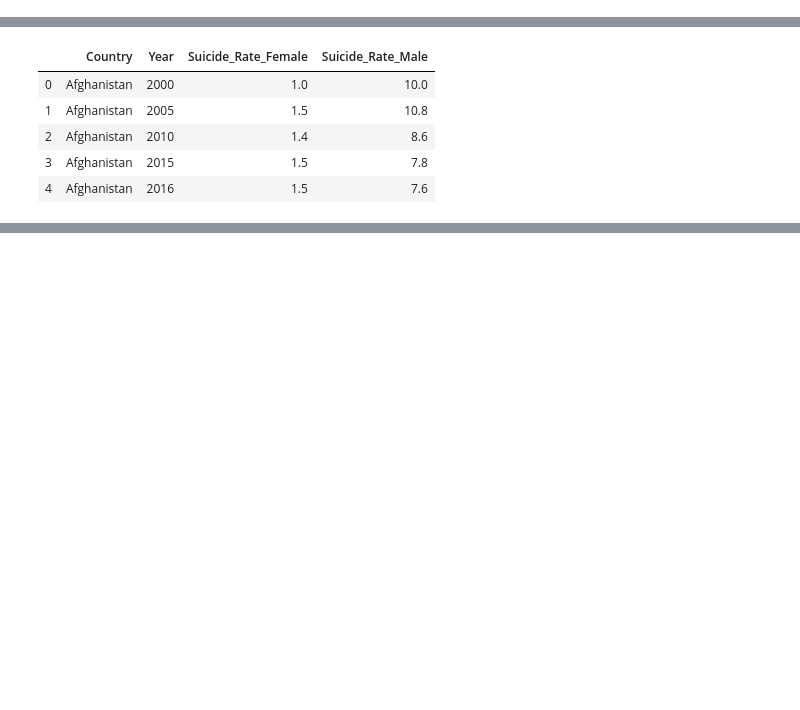
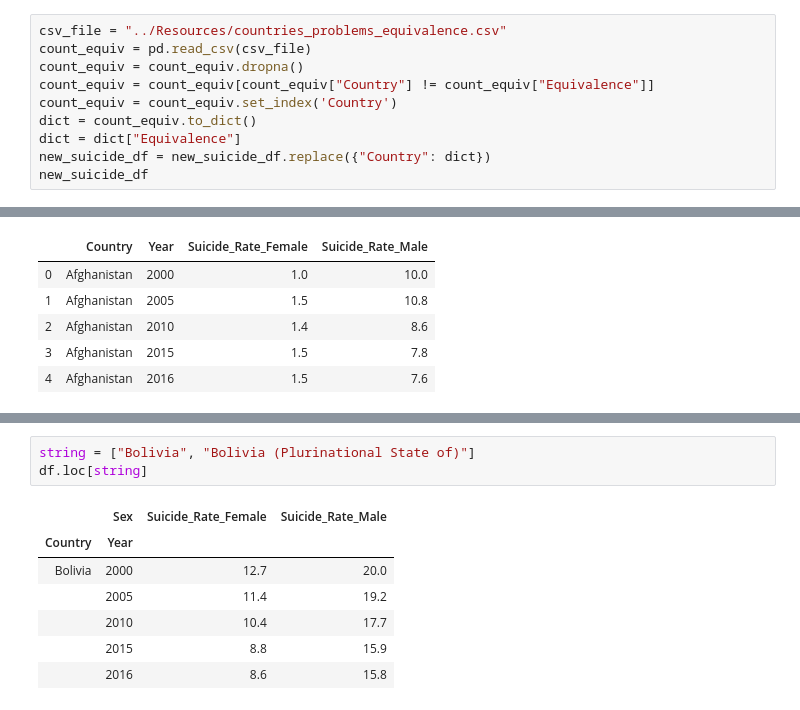
Before and after one commit to UncleBacon/ETL_Project, a Jupyter notebook: Jupyter Notebooks/suicide.ipynb, the cells around one changed output, grey strips where cells are left out. Saved outputs shown, nothing was run; the diff lists cells and outputs as text; blank space fills up the shorter version.

```diff
--- a/Jupyter Notebooks/suicide.ipynb
+++ b/Jupyter Notebooks/suicide.ipynb
@@ -112,0 +115,10 @@ new_suicide_df
+# %%
+csv_file = "../Resources/countries_problems_equivalence.csv"
+count_equiv = pd.read_csv(csv_file)
+count_equiv = count_equiv.dropna()
+count_equiv = count_equiv[count_equiv["Country"] != count_equiv["Equivalence"]]
+count_equiv = count_equiv.set_index('Country')
+dict = count_equiv.to_dict()
+dict = dict["Equivalence"]
+new_suicide_df = new_suicide_df.replace({"Country": dict})
+new_suicide_df
@@ -205,0 +240,11 @@ print(query)
+# %%
+string = ["Bolivia", "Bolivia (Plurinational State of)"]
+df.loc[string]
+# %% [output]
+|  | Sex | Suicide_Rate_Female | Suicide_Rate_Male |
+| Country | Year |  |  |
+| Bolivia | 2000 | 12.7 | 20.0 |
+|  | 2005 | 11.4 | 19.2 |
+|  | 2010 | 10.4 | 17.7 |
+|  | 2015 | 8.8 | 15.9 |
+|  | 2016 | 8.6 | 15.8 |
```
Also changed, not shown: parts of 7 cells of this notebook, 8 other files.
